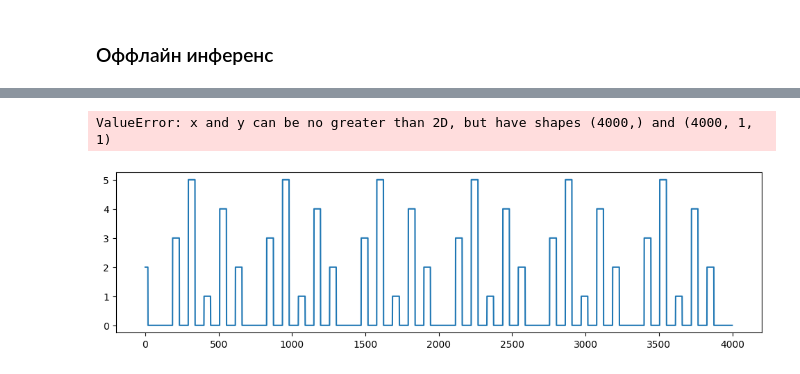
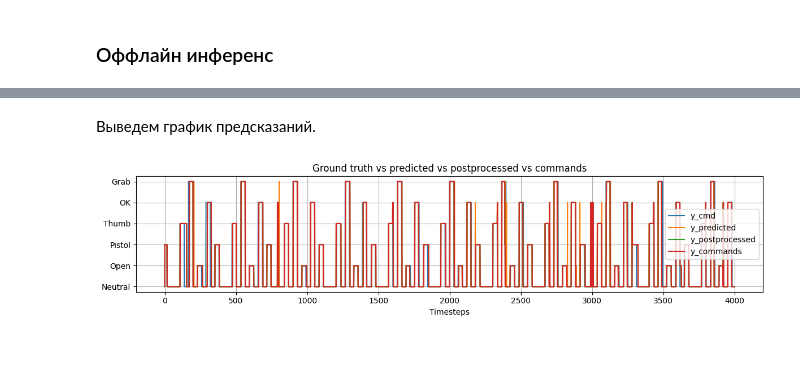
Before and after one commit to khav-i/Work-with-OMG-sensors-data, a Jupyter notebook: general_models.ipynb, the cells around one changed output, grey strips where cells are left out. Cells and saved outputs as stored; diff of their text form; code cells hidden in the pictures.

```diff
--- a/general_models.ipynb
+++ b/general_models.ipynb
@@ -1765,11 +1388,7 @@ metrics_df.style.background_gradient(
 Подгрузим тестовые выборки, которые и будут прогоняться на инференсе.
 # %%
-_, X_test_p1, _, y_test_p1 = loaded_dictionaries[0]['p1_data']
-_, X_test_p2, _, y_test_p2 = loaded_dictionaries[1]['p2_data']
-X_train_p3, X_test_p3, _, y_test_p3 = loaded_dictionaries[2]['p3_data']
-_, X_test_p4, _, y_test_p4 = loaded_dictionaries[3]['p4_data']
-_, X_test_gm, _, y_test_gm = loaded_dictionaries[4]['gm_data']
-
-# Обучим алгоритм нормализации на треннировочных данных третьего пилота
-mm_scaler = preprocessing.MinMaxScaler()
-mm_scaler.fit(X_train_p3)
+_, X_test_p1, _, y_test_p1 = dictionaries[0]['first_pilot_data']
+X_train_p2, X_test_p2, _, y_test_p2 = dictionaries[1]['second_pilot_data']
+_, X_test_p3, _, y_test_p3 = dictionaries[2]['third_pilot_data']
+X_train_p4, X_test_p4, _, y_test_p4 = dictionaries[3]['fourth_pilot_data']
+_, X_test_gm, _, y_test_gm = dictionaries[4]['general_model_data']
@@ -1850,7 +1478,7 @@ def commands(x):
 ### Оффлайн инференс
 # %%
 # Выбрать номер пилота/модели
-i = 1
+i = 2
 
 test_samples = [
     X_test_p1, X_test_p2,
@@ -1868,9 +1500,9 @@ warnings.filterwarnings("ignore", category=DeprecationWarning)
 # %%
 LENGTH = 3
 SAMPLE_SIZE = 10
+MODEL = p2_model
 # %%
 TIMEOUT = 0.033
-MODEL = p1_model
 
 i = 0
 ts_old = time.time()
@@ -1881,9 +1513,7 @@ x_previous = None
 y_previous = None
 y_dct = {
     'omg_sample':[],
-    'enc_sample':[],
     'sample_preprocessed':[],
-
     'y_predicted':[],
     'y_postprocessed':[],
     'y_commands':[],
@@ -1893,16 +1523,19 @@ while True:
     # [Data reading]
     ts_start = time.time()
 
-    # [Sim data]
-    if i < len(df_sim):
-        sample = df_sim[i]
-    else:
-        break
+    try:
+        # [Sim data]
+        if i < len(df_sim):
+            omg_sample = df_sim[i]
+        else:
+            break
+    except Exception as e:
+        print(e)
 
     # [/Data Reading]
 
     # [Data preprocessing]
-    sample_preprocessed, x_previous = preprocessing(sample, x_previous, sample_size=SAMPLE_SIZE)
+    sample_preprocessed, x_previous = preprocessing(omg_sample, x_previous, sample_size=SAMPLE_SIZE)
     # [/Data preprocessing]
 
     # [Inference]
@@ -1922,8 +1555,7 @@ while True:
     # [/Commands sending]
 
     # [Data logging]
-    y_dct['omg_sample'].append(sample)
-    y_dct['enc_sample'].append(sample)
+    y_dct['omg_sample'].append(omg_sample)
     y_dct['sample_preprocessed'].append(sample_preprocessed)
     y_dct['y_predicted'].append(y_predicted)
     y_dct['y_postprocessed'].append(y_postprocessed)
@@ -1960,20 +1590,21 @@ y_commands.shape = (14680, 1)
+# %% [markdown]
+Выведем график предсказаний.
 # %%
 fig = plt.figure(figsize=(12, 3))
 
-plt.plot(y_test_p1[:4000], c='C0', label='y_cmd')
-plt.plot(y_dct['y_predicted'][:4000], c='C1', label='y_predicted')
+plt.plot(y_test_p2[:4000], c='C0', label='y_cmd')
+plt.plot(y_dct['y_predicted'][:4000].reshape(-1), c='C1', label='y_predicted')
 plt.plot(y_dct['y_postprocessed'][:4000], c='C2', label='y_postprocessed')
 plt.plot(y_dct['y_commands'][:4000], c='C3', label='y_commands')
 
 plt.title('Ground truth vs predicted vs postprocessed vs commands')
 plt.yticks(np.arange(len(GESTURES)), GESTURES)
 plt.legend()
 plt.grid()
 plt.xlabel('Timesteps')
 
 plt.tight_layout()
 # %% [output]
-ValueError: x and y can be no greater than 2D, but have shapes (4000,) and (4000, 1, 1)
-[figure, old version]
+[figure, new version]
 # %%
 print(metrics.classification_report(
```
Also changed, not shown: parts of 89 cells of this notebook, 5 other files.
